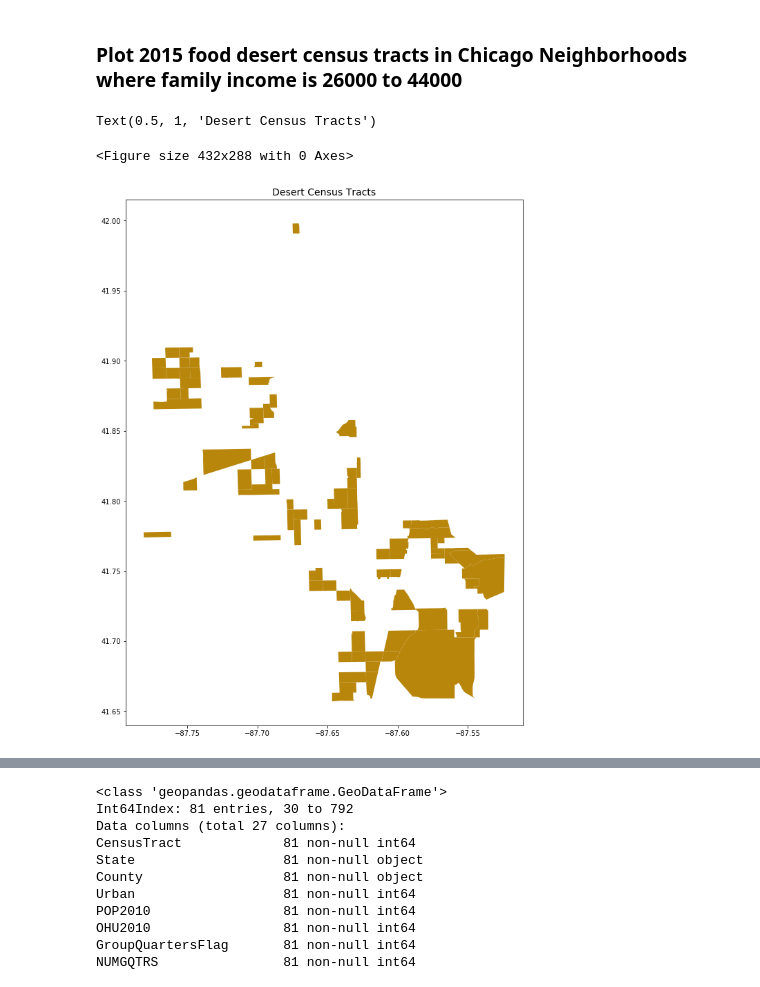
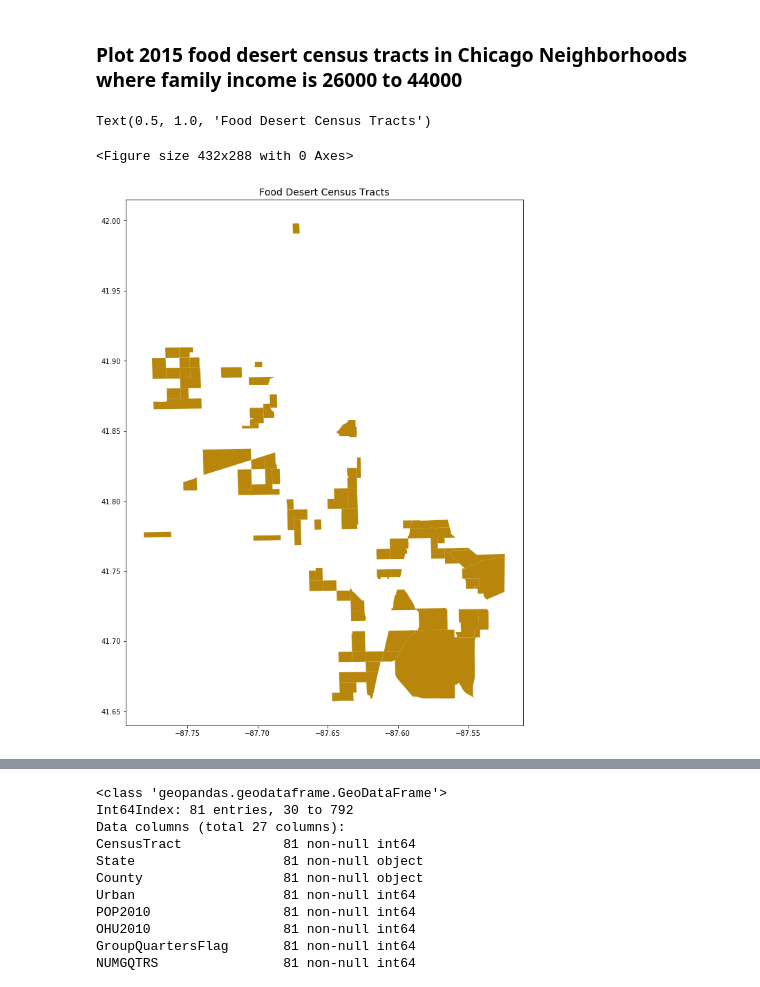
Before and after one commit to henryjos/Battle-of-Neighborhoods, a Jupyter notebook: Battle-of-Neighborhoods.ipynb, the cells around one changed output, grey strips where cells are left out. Drawn from its saved outputs; the diff is of its cells as text; code cells hidden in the pictures.

```diff
--- a/Battle-of-Neighborhoods.ipynb
+++ b/Battle-of-Neighborhoods.ipynb
@@ -275,2 +308,0 @@ memory usage: 7.3+ KB
-# %%
-Cook_food_access= pd.read_excel(r'Cook03.xlsx')
@@ -373,8 +408,8 @@ array([17031030300, 17031231500, 17031242700, 17031250700, 17031250800,
 # %%
 #there are 83 census tracts that are food deserts in Chicago where the household income ranges from 26,000 to 44,000
 from geopandas import GeoDataFrame
-crs = {'init': 'epsg:4326'}
-LILA_gdf = GeoDataFrame(LILA_tracts01_in_Chicago, geometry = 'geometry', crs=crs)
+
+LILA_gdf = GeoDataFrame(LILA_tracts01_in_Chicago, geometry = 'geometry')
 LILA_gdf.info()
 # %% [output]
 <class 'geopandas.geodataframe.GeoDataFrame'>
@@ -402,13 +437,13 @@ memory usage: 10.4+ KB
 # %%
 #Census tracts that are food deserts in the 26000 to 44000 range
 fig = plt.figure()
 plot3 = LILA_gdf.plot(figsize=(14,14), facecolor = 'darkgoldenrod') # Neighborhoods with food deserts
-plt.title(label='Desert Census Tracts', fontsize=14)
+plt.title(label='Food Desert Census Tracts', fontsize=14)
 #plt.show()
 # %% [output]
-Text(0.5, 1, 'Desert Census Tracts')
+Text(0.5, 1.0, 'Food Desert Census Tracts')
 <Figure size 432x288 with 0 Axes>
-[figure, old version]
+[figure, new version]
 # %%
 #test1.a get the centroid of ppfd geometry
 #Changes the geometry geocodes to the Centroid geocodes
```
Also changed, not shown: parts of 58 cells of this notebook.
